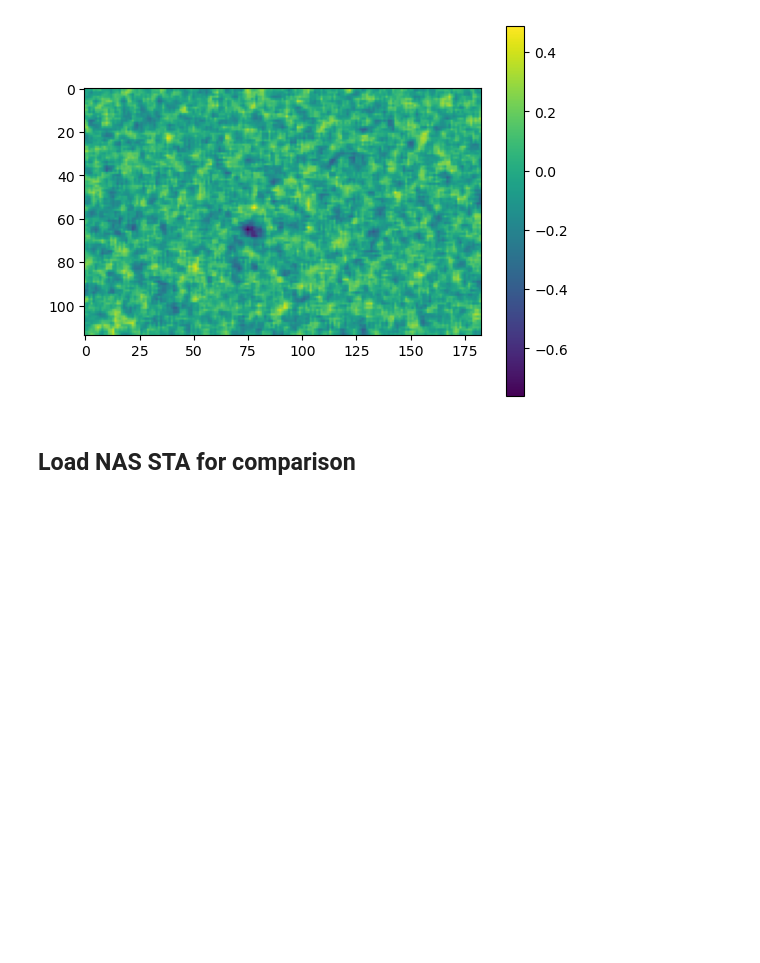
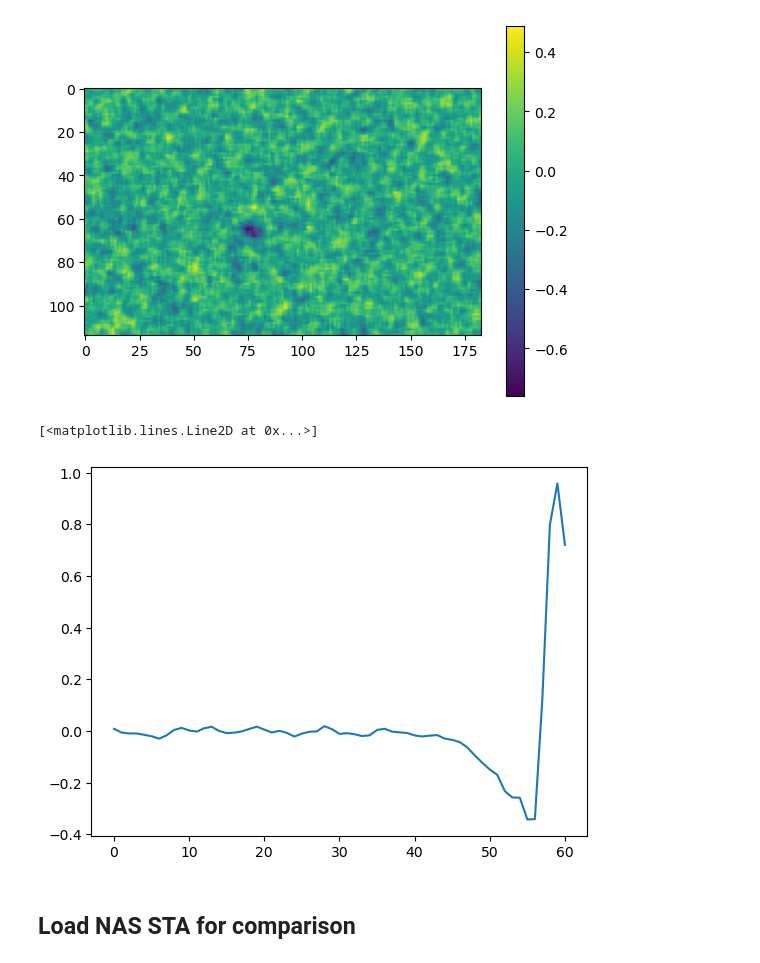
Before and after one commit to DRezeanu/retinanalysis, a Jupyter notebook: nbs/vr_sta.ipynb, the cells around one changed output. Cells and saved outputs as stored; diff of their text form; code cells hidden in the pictures; blank space fills up the shorter version.

```diff
--- a/nbs/vr_sta.ipynb
+++ b/nbs/vr_sta.ipynb
@@ -45,6 +14,3 @@ sta_cell_ids = np.array([  1,   2,   3,   5,   6,   8,   9,  10,  11,  12,  13,
-# %%
-# Sort in ascending order of cell IDs
-stas = stas[np.argsort(sta_cell_ids)]
 # %%
 import matplotlib.pyplot as plt
 plt.imshow(stas[102, -4, :, :, 0])
@@ -52,6 +18,14 @@ plt.colorbar()
 # %% [output]
 <matplotlib.colorbar.Colorbar at 0x...>
 [figure]
+# %%
+e_sta = stas[9]
+amax = np.unravel_index(np.argmax(np.abs(e_sta)), e_sta.shape)
+h_idx, w_idx = amax[1], amax[2]
+plt.plot(e_sta[:, h_idx, w_idx, 0])
+# %% [output]
+[<matplotlib.lines.Line2D at 0x...>]
+[figure, added]
 # %% [markdown]
 ## Load NAS STA for comparison
 # %%
```
Also changed, not shown: parts of 2 cells of this notebook, 3 other files.
